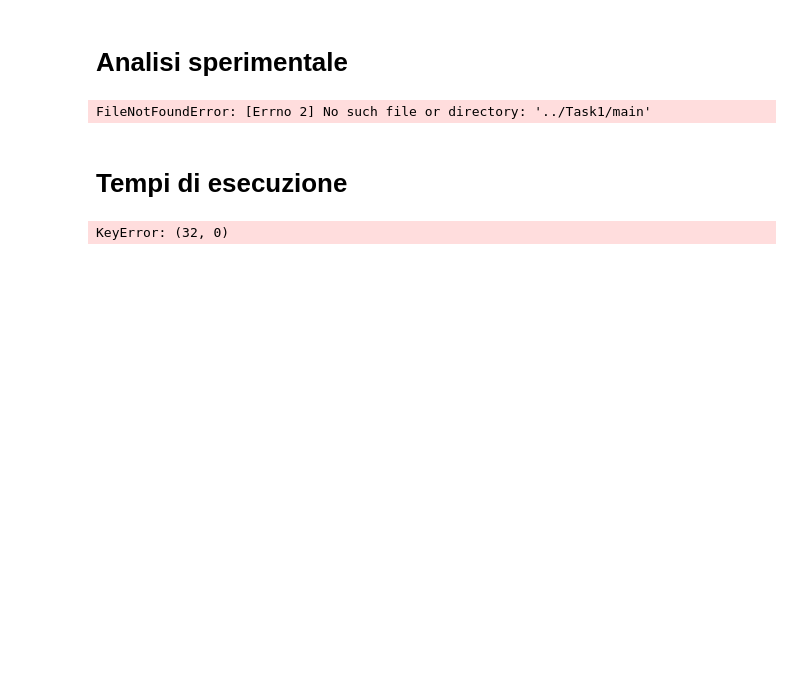
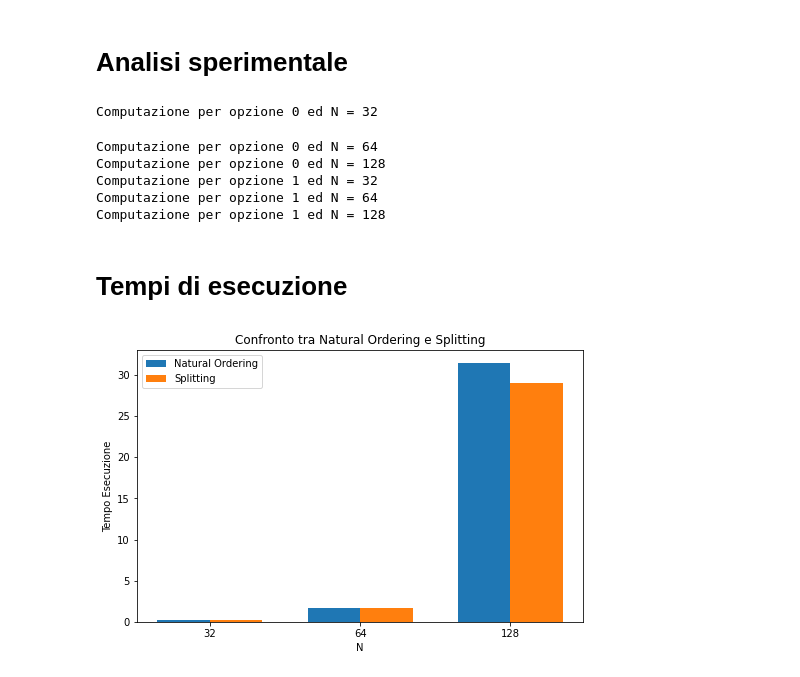
Before and after one commit to GiuliaCasti/Progetto_LabInf_2025_26, a Jupyter notebook: Task5/Notebook_Task5.ipynb, the cells around one changed output. Cells and saved outputs as stored; diff of their text form; code cells hidden in the pictures; blank space fills up the shorter version.

Commit message:
Aggiornamento Notebook_Task5.ipynb

```diff
--- a/Task5/Notebook_Task5.ipynb
+++ b/Task5/Notebook_Task5.ipynb
@@ -110,16 +110,19 @@ def esecuzioneTask4(verbose=False):
 # %% [markdown]
 # Analisi sperimentale
 # %%
-sequence_N = [32, 64, 128, 256, 512, 1024]
+sequence_N = [32, 64, 128]#, 256, 512, 1024]
 
 tempiEsecuzione = {}
 entrateMatrice = {}
 matriceA = {}
+matriceL = {}
 soluzioneU = {}
 
 # Itero per ogni N l'intero algoritmo
 for ordering in [0, 1]:
     for N in sequence_N:
+        print(f"Computazione per opzione {ordering} ed N = {N}")
+
         # Eseguo tasks 1 e 2
         start_t = time.time()
         esecuzioneTasks12(N=N)
@@ -131,38 +134,40 @@ for ordering in [0, 1]:
         time_task3 = time.time() - start_t
 
         # Eseguo task 4
-        [A, u, residuo, time_task4, entrNonZero] = esecuzioneTask4()
+        [A, u, residuo, time_task4, entrNonZero, L] = esecuzioneTask4()
 
         # Salvo i dati
         tempiEsecuzione[(N,ordering)] = [time_tasks12, time_task3, time_task4]
         entrateMatrice[(N,ordering)] = entrNonZero
         matriceA[(N,ordering)] = A
+        matriceL[(N,ordering)] = L
         soluzioneU[(N,ordering)] = u
 # %% [output]
-FileNotFoundError: [Errno 2] No such file or directory: '../Task1/main'
+Computazione per opzione 0 ed N = 32
+Computazione per opzione 0 ed N = 64
+Computazione per opzione 0 ed N = 128
+Computazione per opzione 1 ed N = 32
+Computazione per opzione 1 ed N = 64
+Computazione per opzione 1 ed N = 128
 # %% [markdown]
 # Tempi di esecuzione
 # %%
-# Natural ordering
+labels = sequence_N
+values1 = [tempiEsecuzione[(N,0)][0]+tempiEsecuzione[(N,0)][2] for N in sequence_N]
+values2 = [tempiEsecuzione[(N,1)][0]+tempiEsecuzione[(N,1)][1]+tempiEsecuzione[(N,1)][2] for N in sequence_N]
 
-labels = sequence_N
-values = [tempiEsecuzione[(N,0)] for N in sequence_N]
+x = np.arange(len(labels))  # the label locations
+width = 0.35  # the width of the bars
+fig, ax = plt.subplots(figsize=(8,5))
 
-plt.bar(labels, values)
-plt.xlabel("N")
-plt.ylabel("Tempo Esecuzione")
-plt.title("Ordering naturale")
+ax.bar(x - width/2, values1, width, label='Natural Ordering')
+ax.bar(x + width/2, values2, width, label='Splitting')
+ax.set_xlabel('N')
+ax.set_ylabel('Tempo Esecuzione')
+ax.set_title('Confronto tra Natural Ordering e Splitting')
+ax.set_xticks(x)
+ax.set_xticklabels(labels)
+ax.legend()
 plt.show()
-
-# Splitting
-
-labels = sequence_N
-values = [tempiEsecuzione[(N,1)] for N in sequence_N]
-
-plt.bar(labels, values)
-plt.xlabel("N")
-plt.ylabel("Tempo Esecuzione")
-plt.title("Ordering naturale")
-plt.show()
 # %% [output]
-KeyError: (32, 0)
+[figure, added]
```
Also changed, not shown: parts of 11 cells of this notebook, 10 other files.
